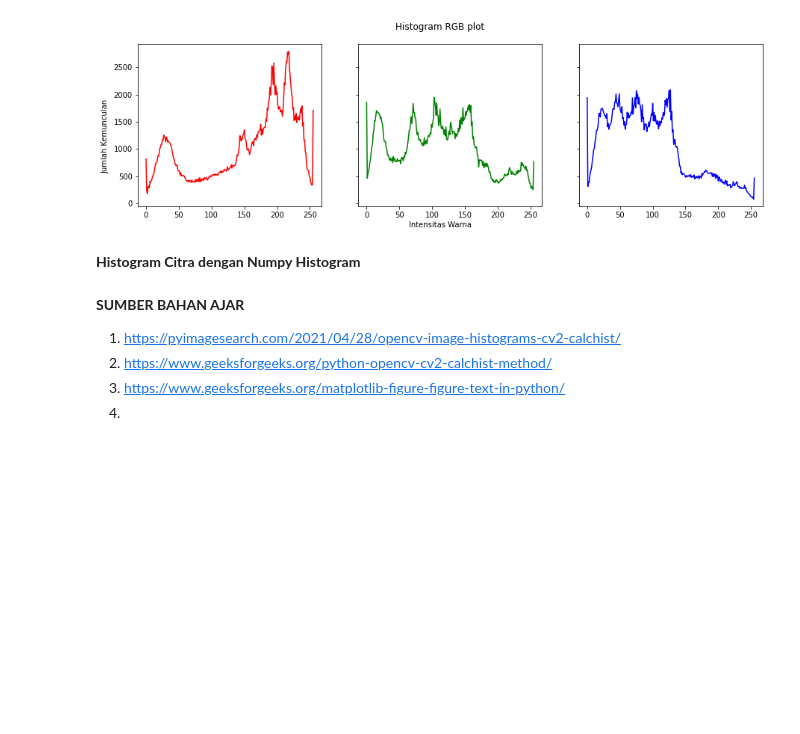
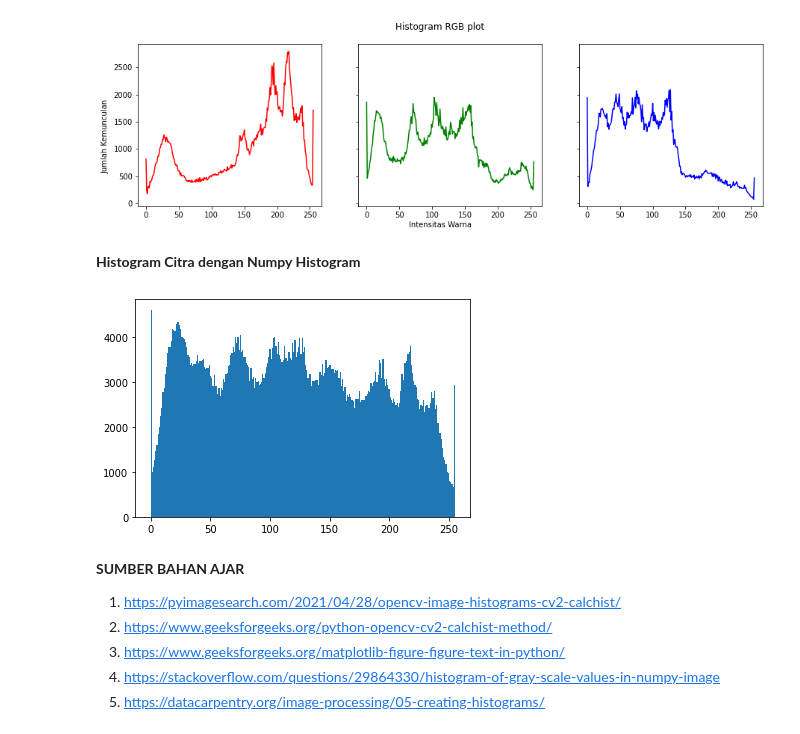
Before and after one commit to rizkinahayyuni/PCVK_Genap_2022, a Jupyter notebook: Modul6.ipynb, the cells around one changed output. Saved outputs shown, nothing was run; the diff lists cells and outputs as text; code cells hidden in the pictures; blank space fills up the shorter version.

Commit message:
Histogram Citra dengan Numpy

```diff
--- a/Modul6.ipynb
+++ b/Modul6.ipynb
@@ -48,6 +44,19 @@ fig.suptitle('Histogram RGB Plot')
+# %%
+rgb_lena2 = img_lena          # Copy img_lena
+
+# Mencari dan membuat plot dari hasil Histogram
+# Penggunaan ravel() untuk perataan array sehingga dapat langsung dilakukan plotting
+# 256 adalah nilai untuk bins(jumlah rentang data)
+bin_counts, bin_edges, patches = plt.hist(rgb_lena2.ravel(), 256)
+
+# saya tidak menemukan sumber bahwa dengan menggunakan np.histogram dapat menampilkan histogram dari masing masing warna RGB.
+# Sejauh informasi yang saya dapatkan penggunaan np.histogram banyak digunakan untuk gambar grayscale
+# %% [output]
+[figure, added]
 # %% [markdown]
 **SUMBER BAHAN AJAR**
 1. https://pyimagesearch.com/2021/04/28/opencv-image-histograms-cv2-calchist/
 2. https://www.geeksforgeeks.org/python-opencv-cv2-calchist-method/
 3. https://www.geeksforgeeks.org/matplotlib-figure-figure-text-in-python/
-4.
+4. https://stackoverflow.com/questions/29864330/histogram-of-gray-scale-values-in-numpy-image
+5. https://datacarpentry.org/image-processing/05-creating-histograms/
```
Also changed, not shown: parts of 1 cell of this notebook.
